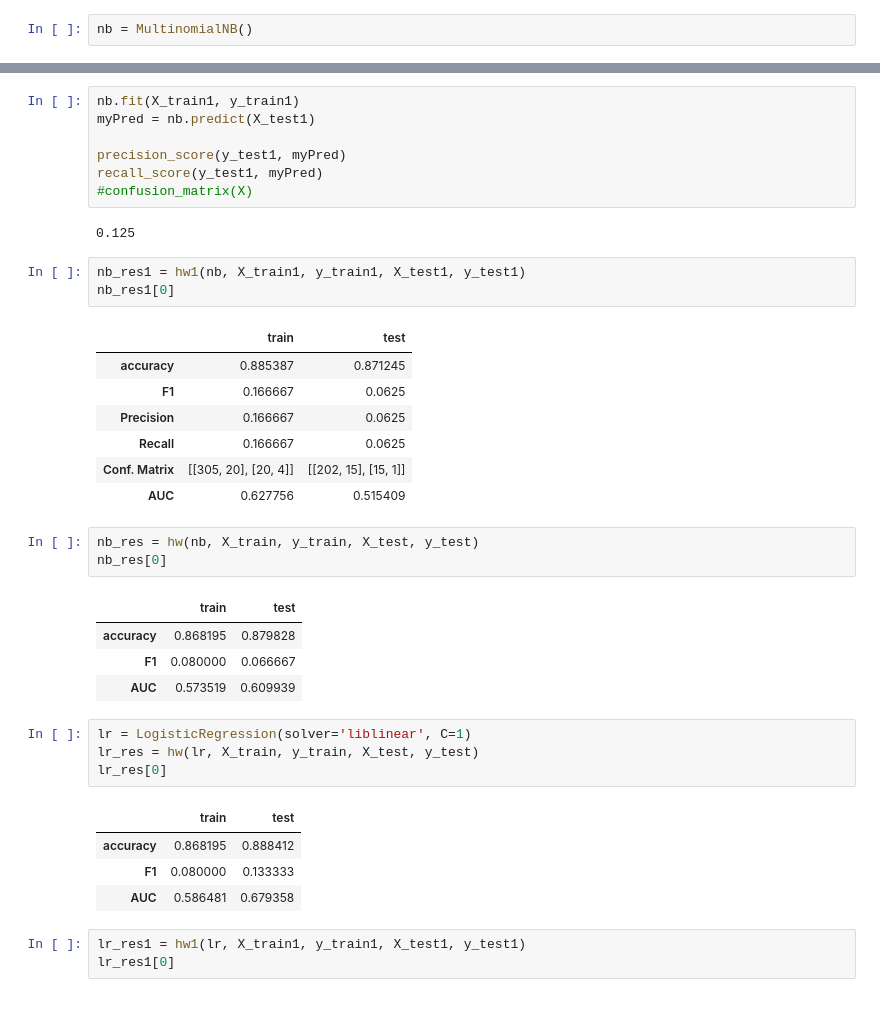
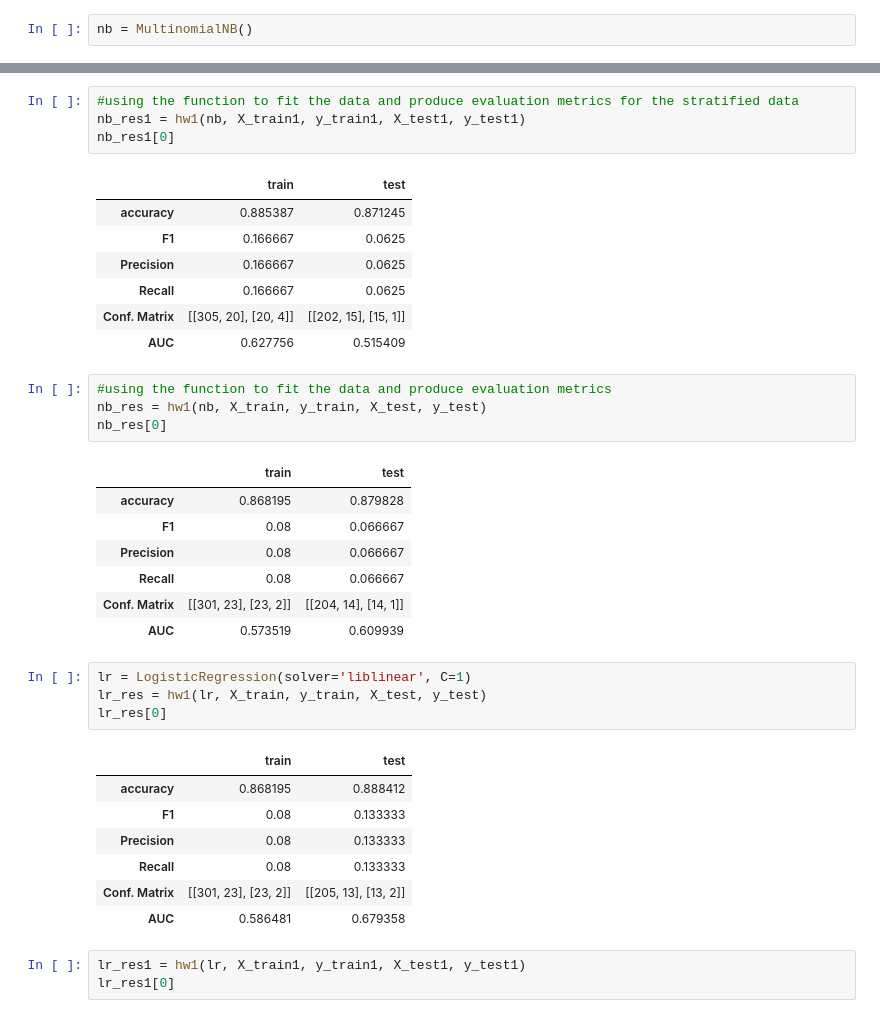
Before and after one commit to stat426-fall2021/classproject-front-row, a Jupyter notebook: front-row-project-data.ipynb, the cells around one changed output, grey strips where cells are left out. Drawn from its saved outputs; the diff is of its cells as text.

```diff
--- a/front-row-project-data.ipynb
+++ b/front-row-project-data.ipynb
@@ -334,16 +299,8 @@ def hw1 (model, X_train, y_train, X_test, y_test):
              'AUC': [auc_train, auc_test] }
     df = pd.DataFrame.from_dict(total, orient = 'index', columns = ['train', 'test'])
     return [df, y_prob_test]
-# %%
-nb.fit(X_train1, y_train1)
-myPred = nb.predict(X_test1)
-
-precision_score(y_test1, myPred)
-recall_score(y_test1, myPred)
-#confusion_matrix(X)
-# %% [output]
-0.125
 # %%
+#using the function to fit the data and produce evaluation metrics for the stratified data
 nb_res1 = hw1(nb, X_train1, y_train1, X_test1, y_test1)
 nb_res1[0]
 # %% [output]
@@ -355,21 +312,28 @@ nb_res1[0]
 | Conf. Matrix | [[305, 20], [20, 4]] | [[202, 15], [15, 1]] |
 | AUC | 0.627756 | 0.515409 |
 # %%
-nb_res = hw(nb, X_train, y_train, X_test, y_test)
+#using the function to fit the data and produce evaluation metrics
+nb_res = hw1(nb, X_train, y_train, X_test, y_test)
 nb_res[0]
 # %% [output]
 |  | train | test |
 | accuracy | 0.868195 | 0.879828 |
-| F1 | 0.080000 | 0.066667 |
+| F1 | 0.08 | 0.066667 |
+| Precision | 0.08 | 0.066667 |
+| Recall | 0.08 | 0.066667 |
+| Conf. Matrix | [[301, 23], [23, 2]] | [[204, 14], [14, 1]] |
 | AUC | 0.573519 | 0.609939 |
 # %%
 lr = LogisticRegression(solver='liblinear', C=1)
-lr_res = hw(lr, X_train, y_train, X_test, y_test)
+lr_res = hw1(lr, X_train, y_train, X_test, y_test)
 lr_res[0]
 # %% [output]
 |  | train | test |
 | accuracy | 0.868195 | 0.888412 |
-| F1 | 0.080000 | 0.133333 |
+| F1 | 0.08 | 0.133333 |
+| Precision | 0.08 | 0.133333 |
+| Recall | 0.08 | 0.133333 |
+| Conf. Matrix | [[301, 23], [23, 2]] | [[205, 13], [13, 2]] |
 | AUC | 0.586481 | 0.679358 |
 # %%
 lr_res1 = hw1(lr, X_train1, y_train1, X_test1, y_test1)
```
Also changed, not shown: parts of 34 cells of this notebook.
